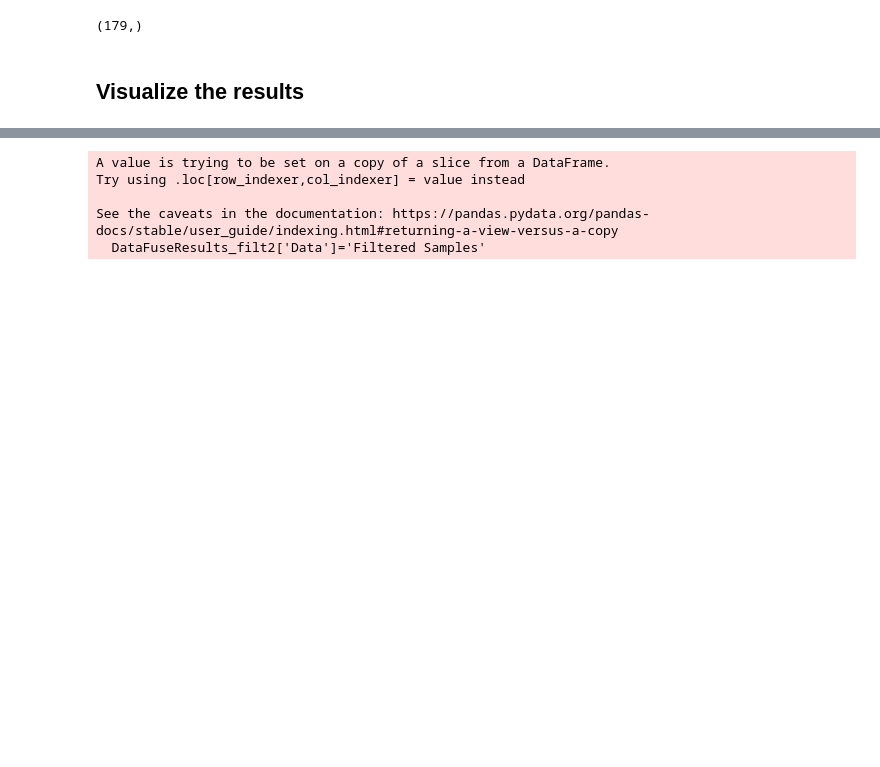
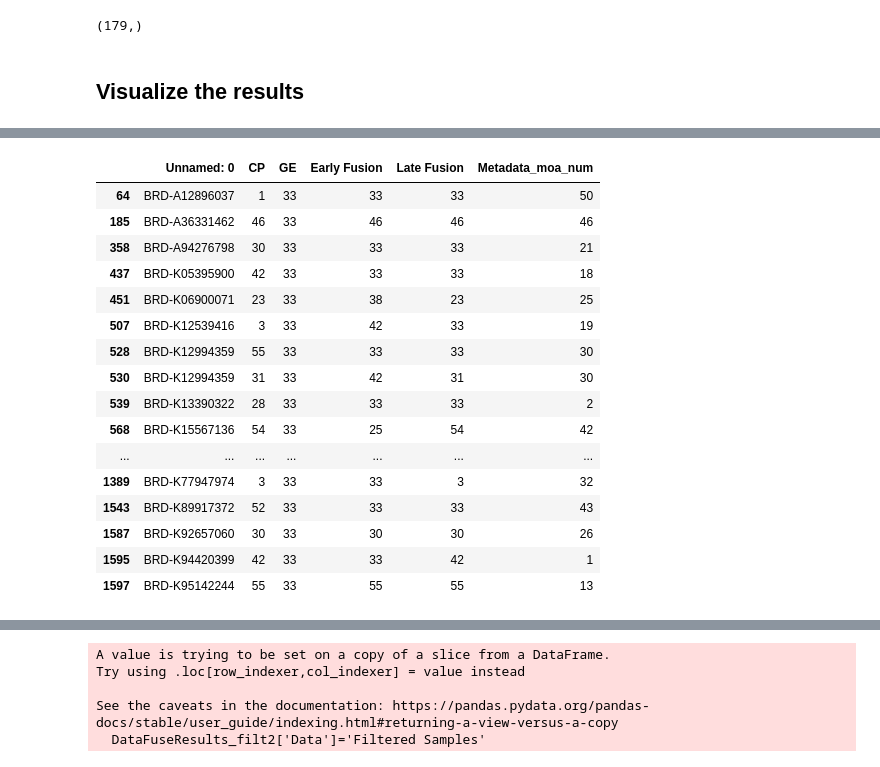
Before and after one commit to carpenter-singh-lab/2022_Haghighi_NatureMethods, a Jupyter notebook: 2-Modality_Integration.ipynb, the cells around one changed output, grey strips where cells are left out. Drawn from its saved outputs; the diff is of its cells as text; code cells hidden in the pictures; blank space fills up the shorter version.

```diff
--- a/2-Modality_Integration.ipynb
+++ b/2-Modality_Integration.ipynb
@@ -1093,0 +1200,20 @@ dtype: float64
+# %%
+scores_mlp[scores_mlp['GE']==33]
+# %% [output]
+|  | Unnamed: 0 | CP | GE | Early Fusion | Late Fusion | Metadata_moa_num |
+| 64 | BRD-A12896037 | 1 | 33 | 33 | 33 | 50 |
+| 185 | BRD-A36331462 | 46 | 33 | 46 | 46 | 46 |
+| 358 | BRD-A94276798 | 30 | 33 | 33 | 33 | 21 |
+| 437 | BRD-K05395900 | 42 | 33 | 33 | 33 | 18 |
+| 451 | BRD-K06900071 | 23 | 33 | 38 | 23 | 25 |
+| 507 | BRD-K12539416 | 3 | 33 | 42 | 33 | 19 |
+| 528 | BRD-K12994359 | 55 | 33 | 33 | 33 | 30 |
+| 530 | BRD-K12994359 | 31 | 33 | 42 | 31 | 30 |
+| 539 | BRD-K13390322 | 28 | 33 | 33 | 33 | 2 |
+| 568 | BRD-K15567136 | 54 | 33 | 25 | 54 | 42 |
+| ... | ... | ... | ... | ... | ... | ... |
+| 1389 | BRD-K77947974 | 3 | 33 | 33 | 3 | 32 |
+| 1543 | BRD-K89917372 | 52 | 33 | 33 | 33 | 43 |
+| 1587 | BRD-K92657060 | 30 | 33 | 30 | 30 | 26 |
+| 1595 | BRD-K94420399 | 42 | 33 | 33 | 42 | 1 |
+| 1597 | BRD-K95142244 | 55 | 33 | 55 | 55 | 13 |
```
Also changed, not shown: parts of 59 cells of this notebook, 5 other files.
